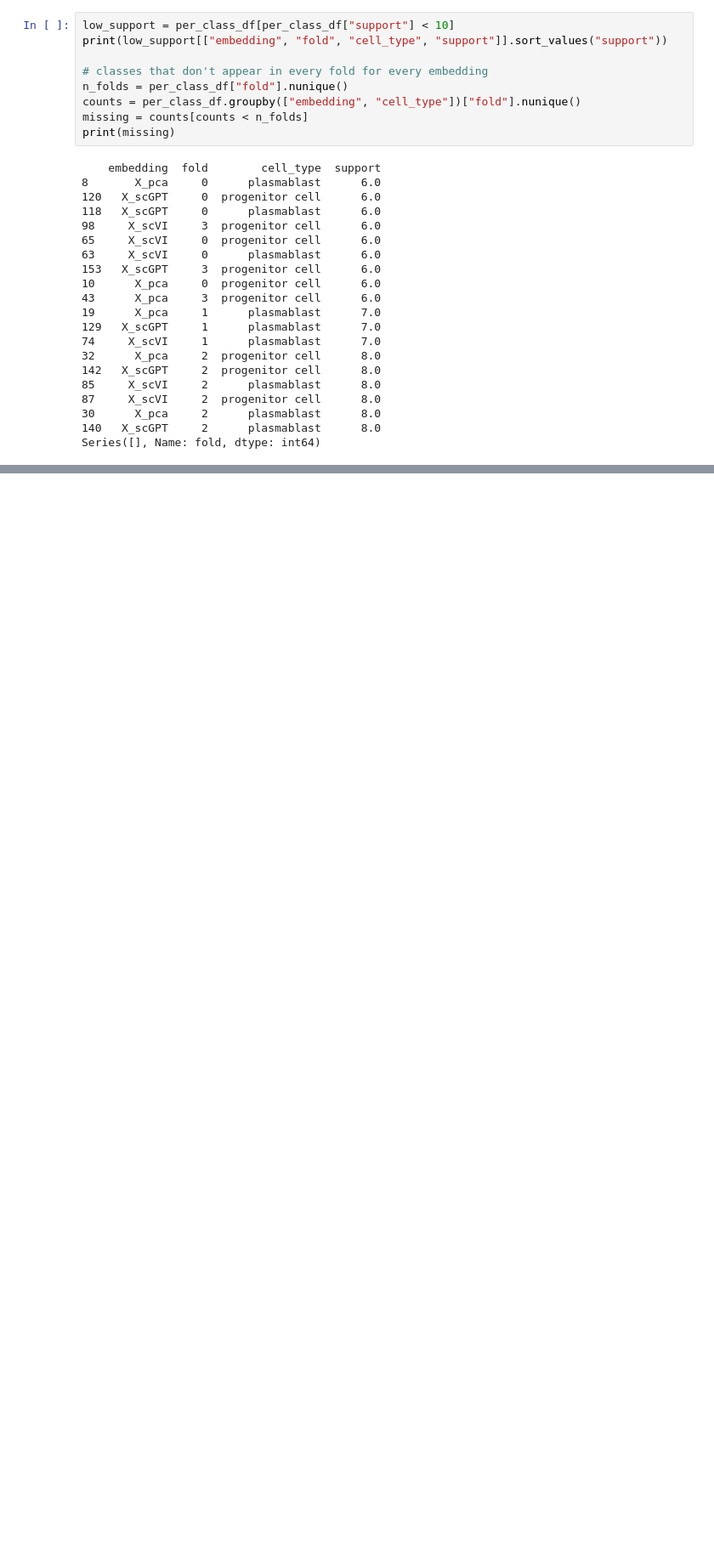
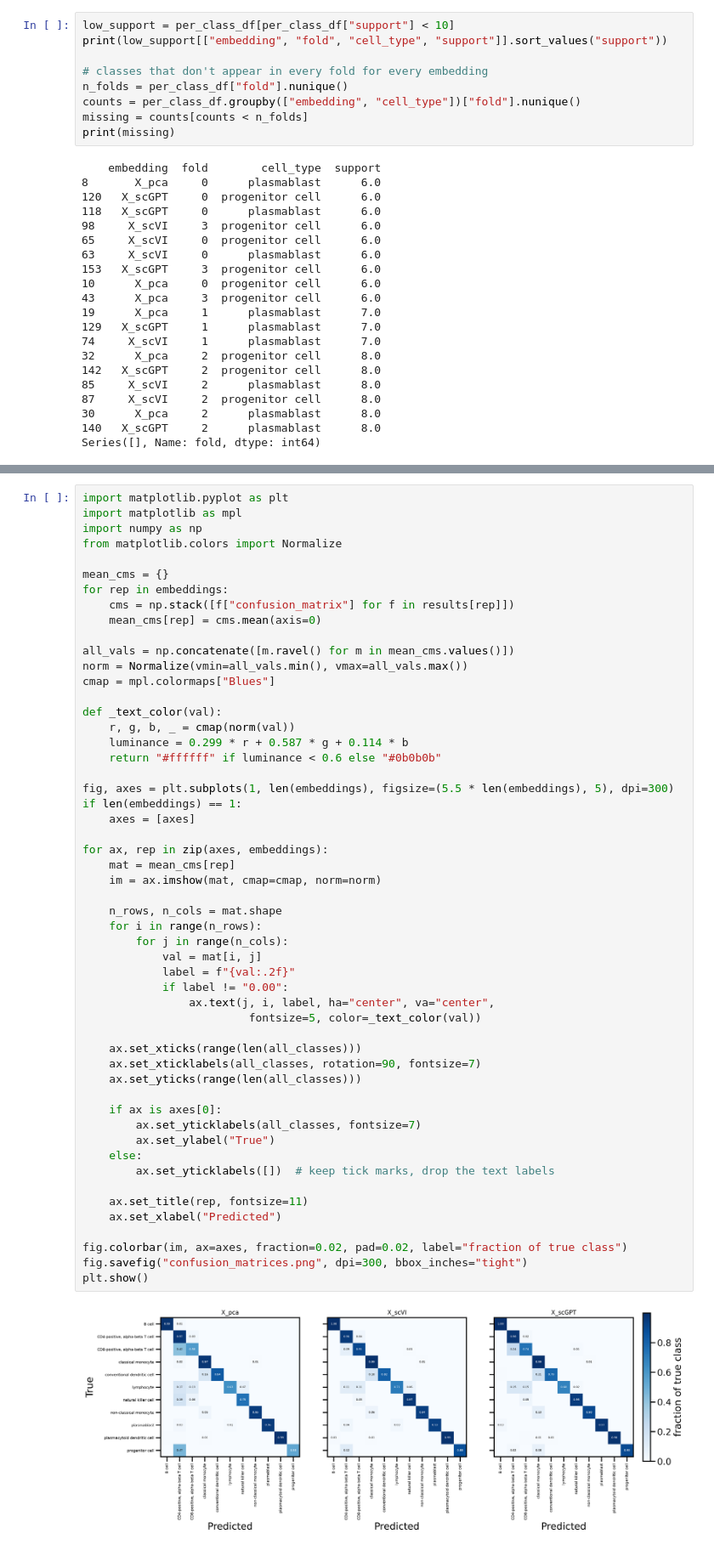
Before and after one commit to Melirie/ramming_lab_code, a Jupyter notebook: 03_inspect_embedded_scgpt.ipynb, the cells around one changed output, grey strips where cells are left out. Shown at 85% size. Saved outputs shown, nothing was run; the diff lists cells and outputs as text; blank space fills up the shorter version.

```diff
--- a/03_inspect_embedded_scgpt.ipynb
+++ b/03_inspect_embedded_scgpt.ipynb
@@ -512,0 +686,55 @@ Series([], Name: fold, dtype: int64)
+# %%
+import matplotlib.pyplot as plt
+import matplotlib as mpl
+import numpy as np
+from matplotlib.colors import Normalize
+
+mean_cms = {}
+for rep in embeddings:
+    cms = np.stack([f["confusion_matrix"] for f in results[rep]])
+    mean_cms[rep] = cms.mean(axis=0)
+
+all_vals = np.concatenate([m.ravel() for m in mean_cms.values()])
+norm = Normalize(vmin=all_vals.min(), vmax=all_vals.max())
+cmap = mpl.colormaps["Blues"]
+
+def _text_color(val):
+    r, g, b, _ = cmap(norm(val))
+    luminance = 0.299 * r + 0.587 * g + 0.114 * b
+    return "#ffffff" if luminance < 0.6 else "#0b0b0b"
+
+fig, axes = plt.subplots(1, len(embeddings), figsize=(5.5 * len(embeddings), 5), dpi=300)
+if len(embeddings) == 1:
+    axes = [axes]
+
+for ax, rep in zip(axes, embeddings):
+    mat = mean_cms[rep]
+    im = ax.imshow(mat, cmap=cmap, norm=norm)
+
+    n_rows, n_cols = mat.shape
+    for i in range(n_rows):
+        for j in range(n_cols):
+            val = mat[i, j]
+            label = f"{val:.2f}"
+            if label != "0.00":
+                ax.text(j, i, label, ha="center", va="center",
+                         fontsize=5, color=_text_color(val))
+
+    ax.set_xticks(range(len(all_classes)))
+    ax.set_xticklabels(all_classes, rotation=90, fontsize=7)
+    ax.set_yticks(range(len(all_classes)))
+
+    if ax is axes[0]:
+        ax.set_yticklabels(all_classes, fontsize=7)
+        ax.set_ylabel("True")
+    else:
+        ax.set_yticklabels([])  # keep tick marks, drop the text labels
+
+    ax.set_title(rep, fontsize=11)
+    ax.set_xlabel("Predicted")
+
+fig.colorbar(im, ax=axes, fraction=0.02, pad=0.02, label="fraction of true class")
+fig.savefig("confusion_matrices.png", dpi=300, bbox_inches="tight")
+plt.show()
+# %% [output]
+[figure, added]
```
Also changed, not shown: parts of 6 cells of this notebook, 2 other files.
